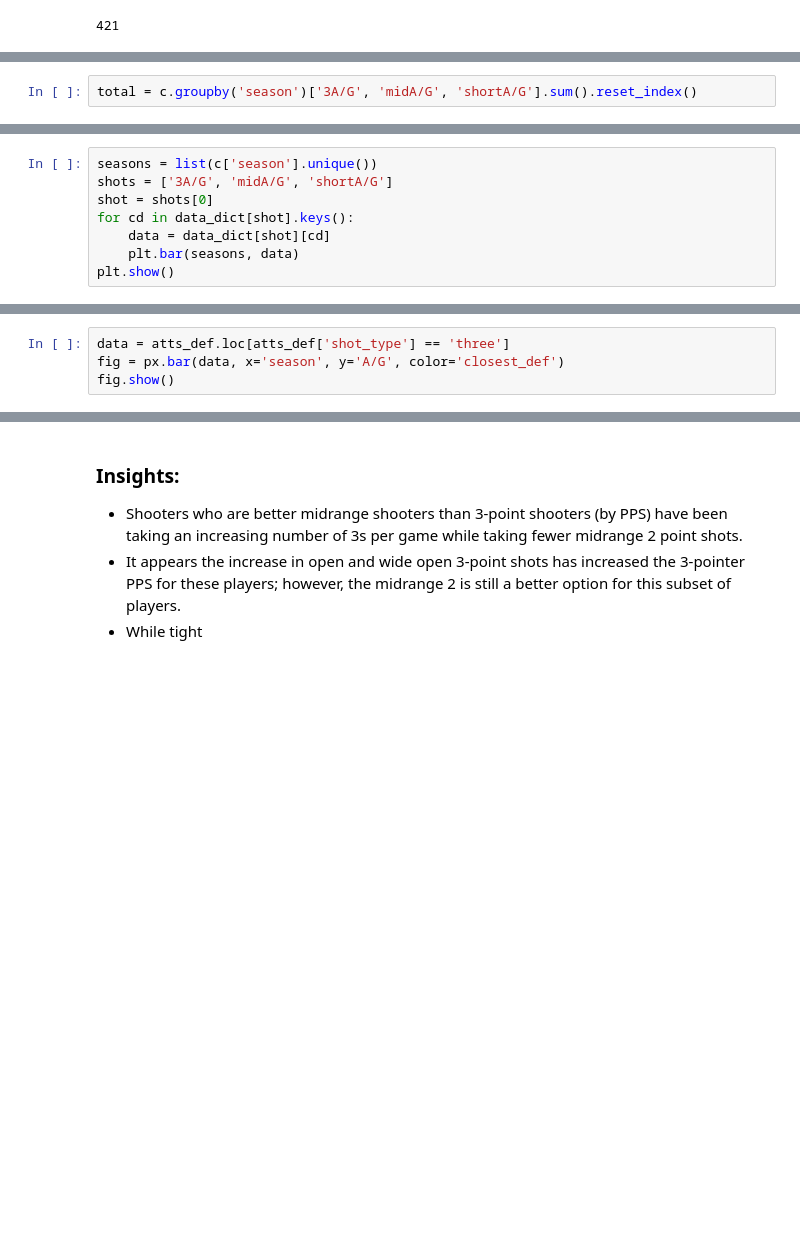
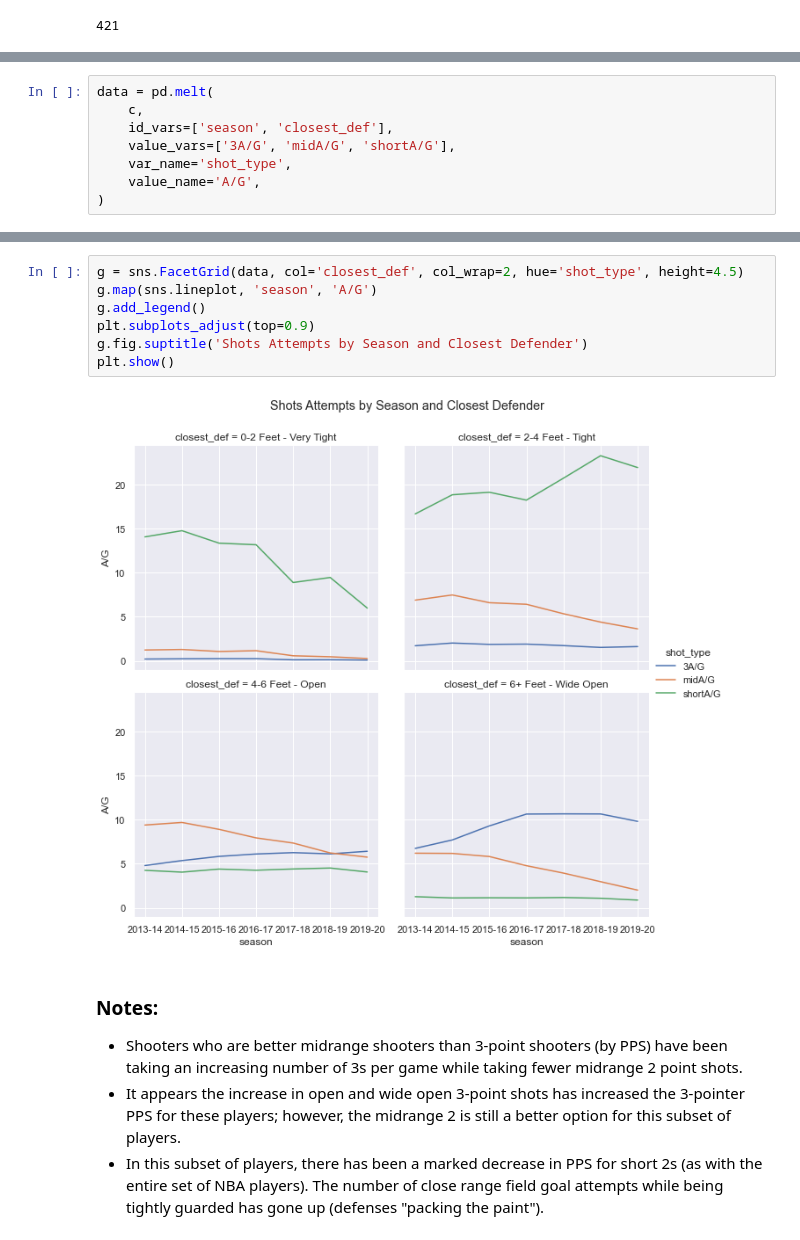
Before and after one commit to wplam107/nba_player_pos, a Jupyter notebook: notebooks/pps_seasons.ipynb, the cells around one changed output, grey strips where cells are left out. Cells and saved outputs as stored; diff of their text form; blank space fills up the shorter version.

```diff
--- a/notebooks/pps_seasons.ipynb
+++ b/notebooks/pps_seasons.ipynb
@@ -326,2 +356,8 @@ cds = list(atts_def['closest_def'].unique())
 # %%
-total = c.groupby('season')['3A/G', 'midA/G', 'shortA/G'].sum().reset_index()
+data = pd.melt(
+    c,
+    id_vars=['season', 'closest_def'],
+    value_vars=['3A/G', 'midA/G', 'shortA/G'],
+    var_name='shot_type',
+    value_name='A/G',
+)
@@ -373,8 +363,0 @@ sub_df2.div(sub_df2.sum())
-# %%
-seasons = list(c['season'].unique())
-shots = ['3A/G', 'midA/G', 'shortA/G']
-shot = shots[0]
-for cd in data_dict[shot].keys():
-    data = data_dict[shot][cd]
-    plt.bar(seasons, data)
-plt.show()
@@ -383,4 +363,0 @@ plt.show()
-# %%
-data = atts_def.loc[atts_def['shot_type'] == 'three']
-fig = px.bar(data, x='season', y='A/G', color='closest_def')
-fig.show()
@@ -389,5 +364,14 @@ fig.show()
+# %%
+g = sns.FacetGrid(data, col='closest_def', col_wrap=2, hue='shot_type', height=4.5)
+g.map(sns.lineplot, 'season', 'A/G')
+g.add_legend()
+plt.subplots_adjust(top=0.9)
+g.fig.suptitle('Shots Attempts by Season and Closest Defender')
+plt.show()
+# %% [output]
+[figure, added]
 # %% [markdown]
-### Insights:
--  Shooters who are better midrange shooters than 3-point shooters (by PPS) have been taking an increasing number of 3s per game while taking fewer midrange 2 point shots.
+### Notes:
+- Shooters who are better midrange shooters than 3-point shooters (by PPS) have been taking an increasing number of 3s per game while taking fewer midrange 2 point shots.
 - It appears the increase in open and wide open 3-point shots has increased the 3-pointer PPS for these players; however, the midrange 2 is still a better option for this subset of players.
-- While tight
+- In this subset of players, there has been a marked decrease in PPS for short 2s (as with the entire set of NBA players).  The number of close range field goal attempts while being tightly guarded has gone up (defenses "packing the paint").
```
Also changed, not shown: parts of 27 cells of this notebook.
